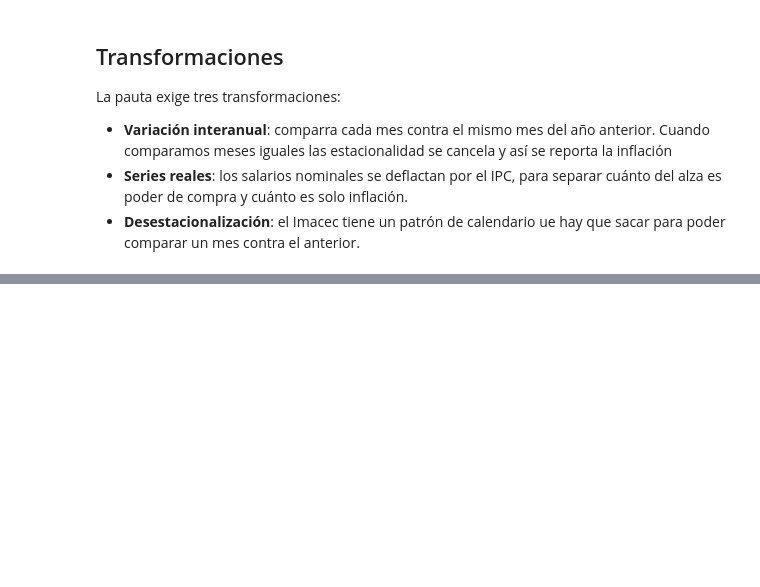
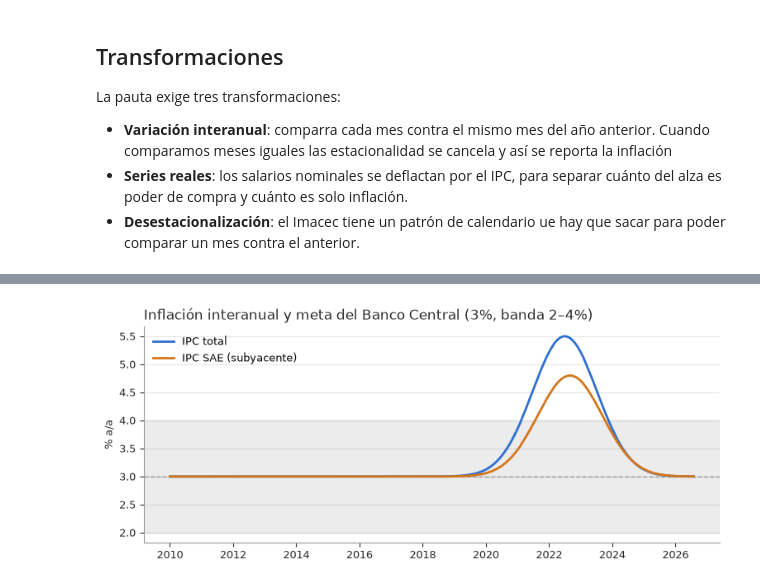
Before and after one commit to danielcornejo2/Proyecto_Economia, a Jupyter notebook: notebooks/02_analisis_coyuntura.ipynb, the cells around one changed output, grey strips where cells are left out. Cells and saved outputs as stored; diff of their text form; code cells hidden in the pictures; blank space fills up the shorter version.

```diff
--- a/notebooks/02_analisis_coyuntura.ipynb
+++ b/notebooks/02_analisis_coyuntura.ipynb
@@ -100,0 +125,22 @@ def desestacionalizar(serie):
+# %%
+# CELDA TEMPORAL con atos inventados mientras no exista la base
+t = np.arange(len(fechas))
+inflacion_falsa = 3 + 2.5 * np.exp(-((t - 150) ** 2) / 300)
+sae_falsa = 3 + 1.8 * np.exp(-((t - 152) ** 2) / 300)
+
+fig, ax = plt.subplots(figsize=(9, 3.4))
+
+ax.axhspan(2, 4, color=GRIS, alpha=.18)      # banda de tolerancia 2–4%
+ax.axhline(3, color=GRIS, lw=1, ls="--")     # meta de 3%
+
+ax.plot(fechas, inflacion_falsa, color=AZUL, lw=2, label="IPC total")
+ax.plot(fechas, sae_falsa, color=AMBAR, lw=2, label="IPC SAE (subyacente)")
+
+ax.set_title("Inflación interanual y meta del Banco Central (3%, banda 2–4%)",
+             fontsize=12, color=TINTA, loc="left")
+ax.set_ylabel("% a/a", fontsize=9, color=TINTA)
+estilo(ax)
+ax.legend(frameon=False, fontsize=9, loc="upper left")
+plt.show()
+# %% [output]
+[figure, added]
```
Also changed, not shown: parts of 6 cells of this notebook.
